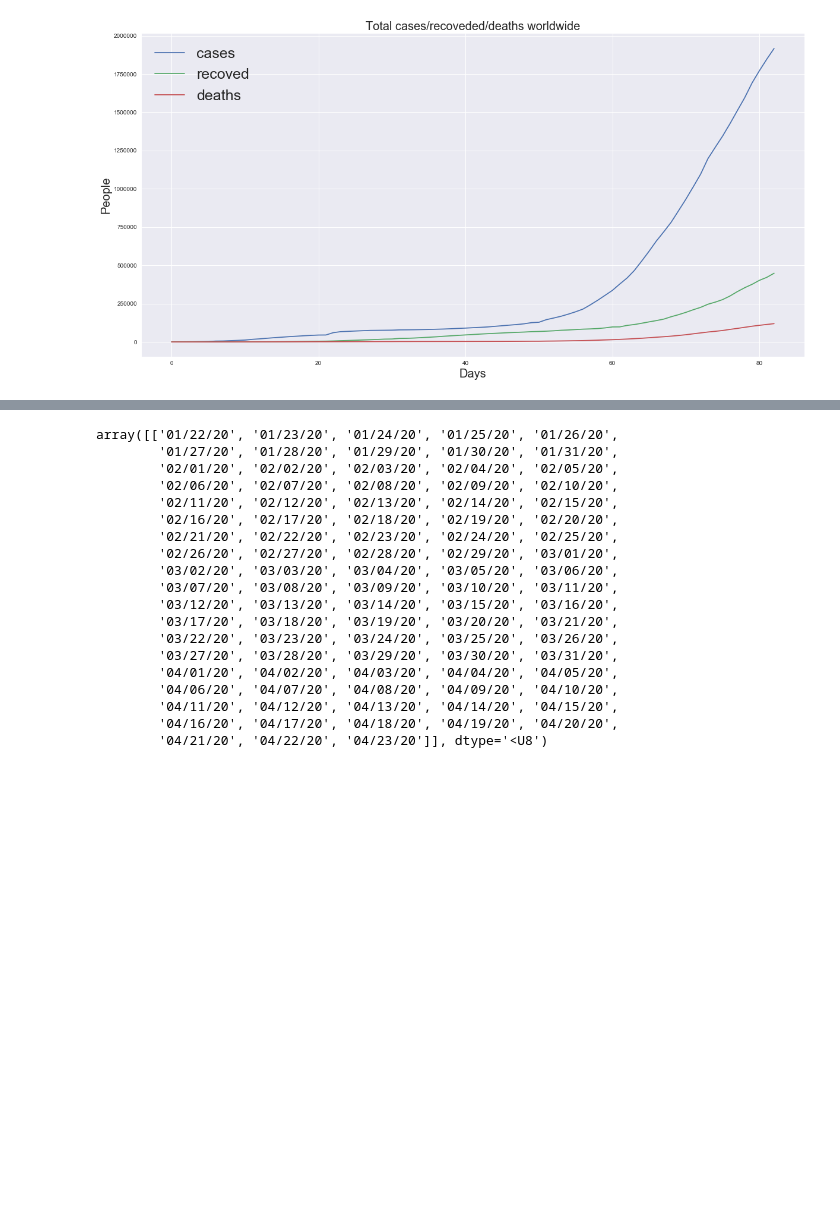
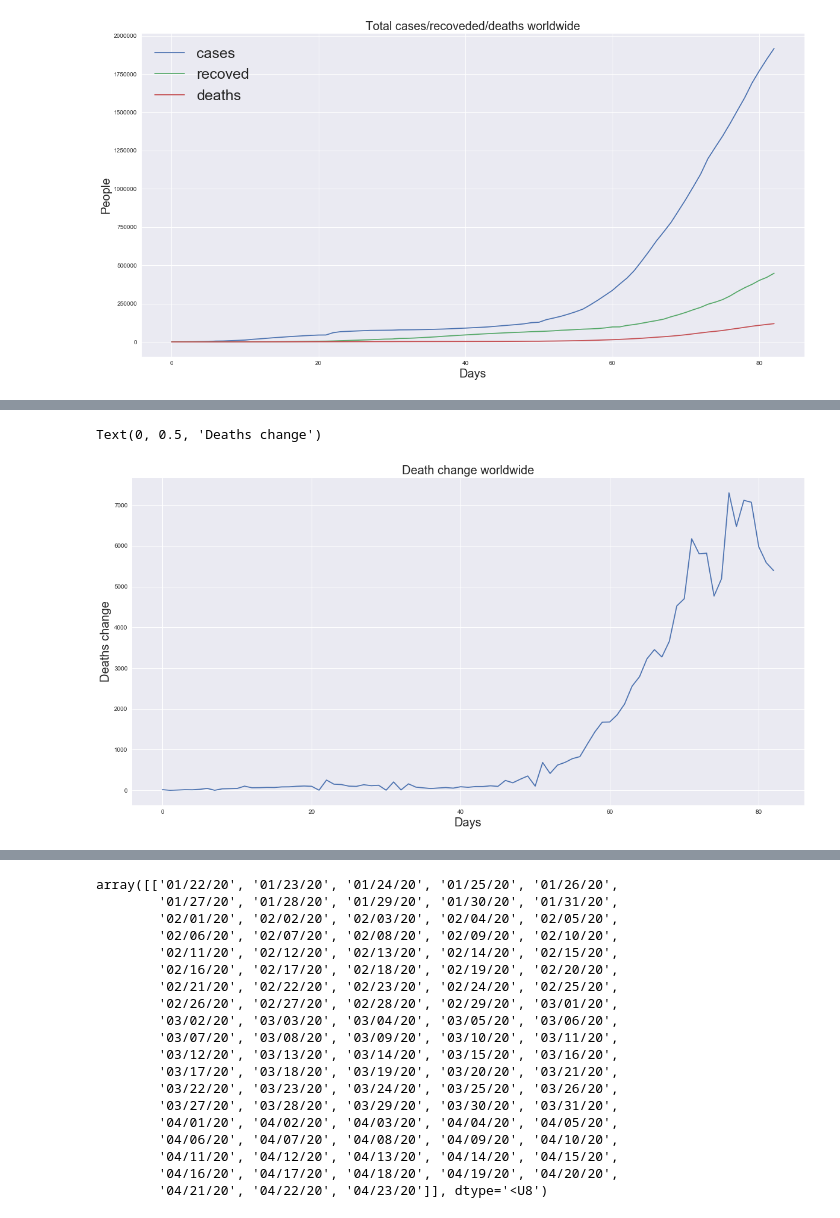
Before and after one commit to pelammin77/Covid19, a Jupyter notebook: cov19.ipynb, the cells around one changed output, grey strips where cells are left out. Saved outputs shown, nothing was run; the diff lists cells and outputs as text; code cells hidden in the pictures; blank space fills up the shorter version.

```diff
--- a/cov19.ipynb
+++ b/cov19.ipynb
@@ -250,0 +349,9 @@ plt.legend(loc="upper left", fontsize=25)
+# %%
+plt.figure(figsize=(20, 10))
+plt.plot(death_change_days)
+plt.title('Death change worldwide', fontsize=20)
+plt.xlabel('Days',fontsize=20)
+plt.ylabel('Deaths change', fontsize=20)
+# %% [output]
+Text(0, 0.5, 'Deaths change')
+[figure, added]
```
Also changed, not shown: parts of 29 cells of this notebook.
